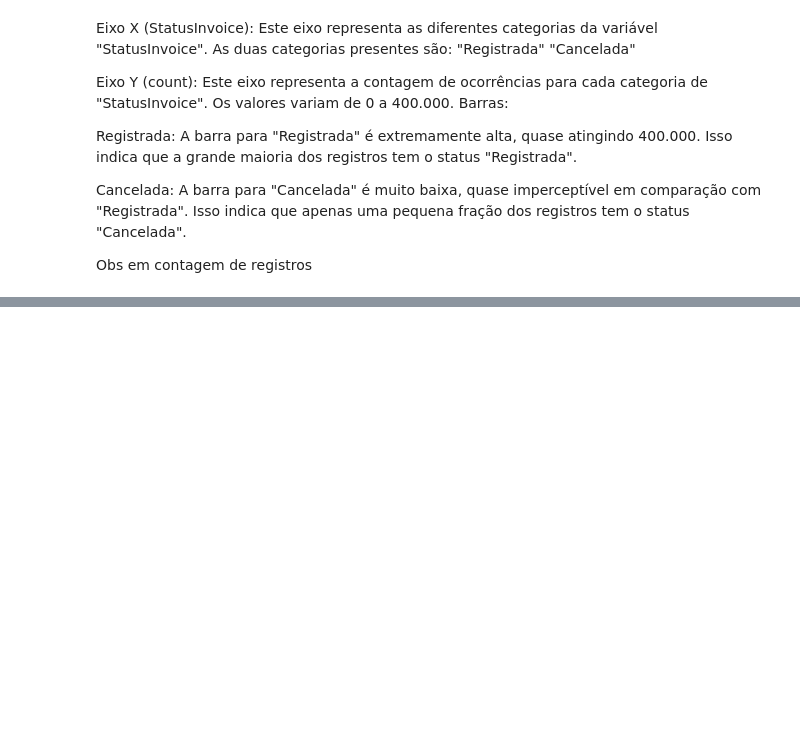
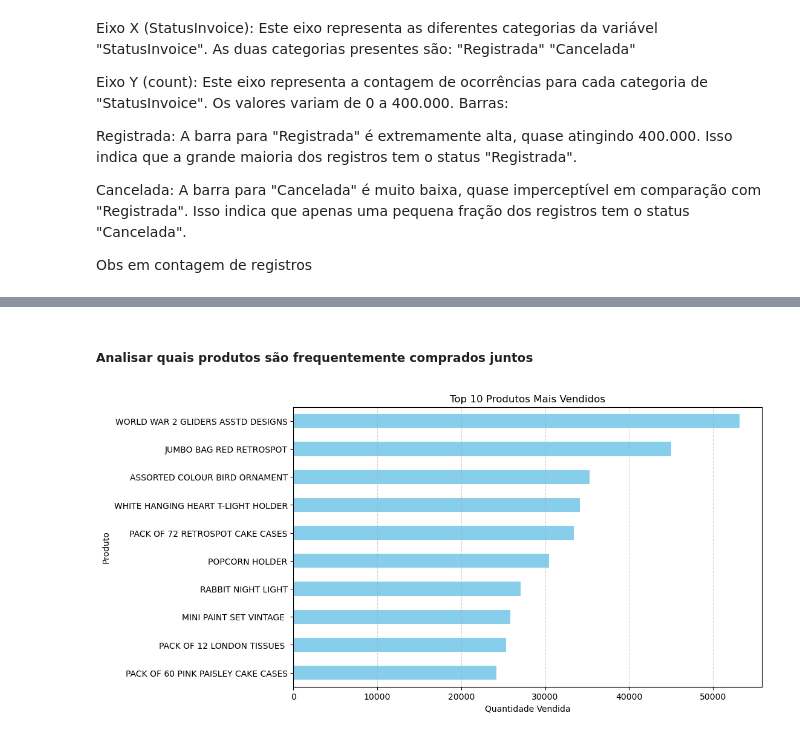
Before and after one commit to MichelCirilo/PI3, a Jupyter notebook: Atividade1/Ecommerce.ipynb, the cells around one changed output, grey strips where cells are left out. Saved outputs shown, nothing was run; the diff lists cells and outputs as text; code cells hidden in the pictures; blank space fills up the shorter version.

```diff
--- a/Atividade1/Ecommerce.ipynb
+++ b/Atividade1/Ecommerce.ipynb
@@ -370,0 +488,16 @@ plt.show()
+# %% [markdown]
+##### Analisar quais produtos são frequentemente comprados juntos
+# %%
+# Produtos mais frequentes
+top_products = dfCustomer.groupby('Description')['Quantity'].sum().sort_values(ascending=False)
+
+# Visualizando os 10 principais produtos
+top_products.head(10).plot(kind='barh', color='skyblue', figsize=(10, 6))
+plt.title('Top 10 Produtos Mais Vendidos')
+plt.xlabel('Quantidade Vendida')
+plt.ylabel('Produto')
+plt.gca().invert_yaxis()  # Inverte a ordem dos produtos
+plt.grid(axis='x', linestyle='--', alpha=0.6)
+plt.show()
+# %% [output]
+[figure, added]
```
Also changed, not shown: parts of 42 cells of this notebook, 1 other file.
